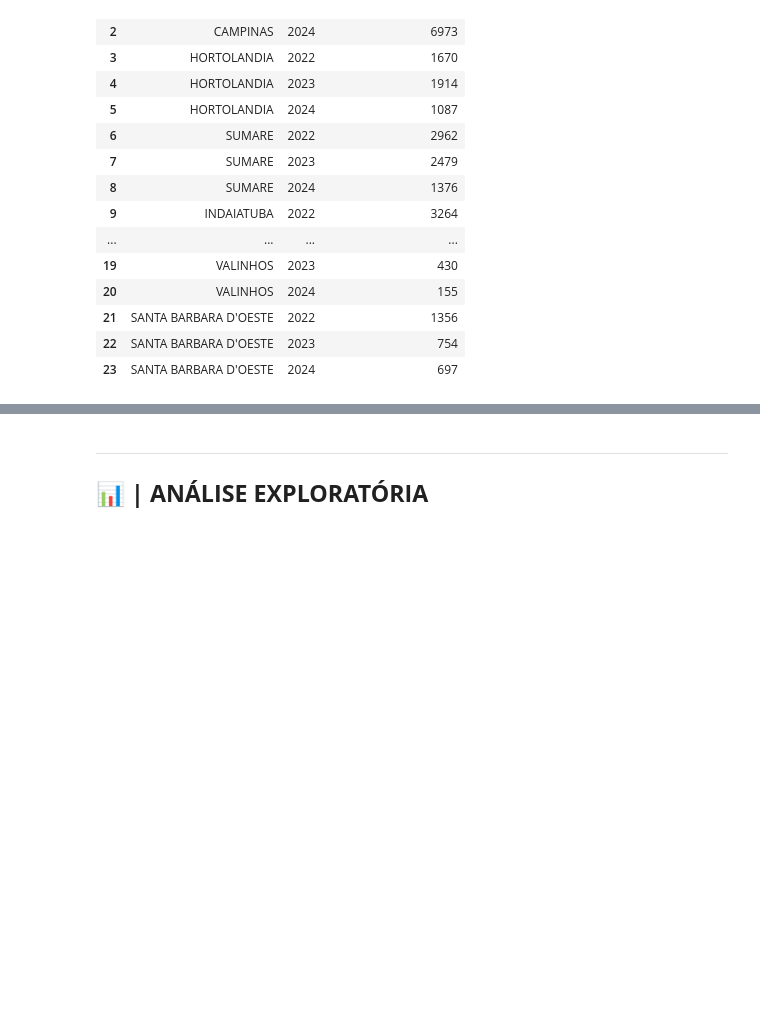
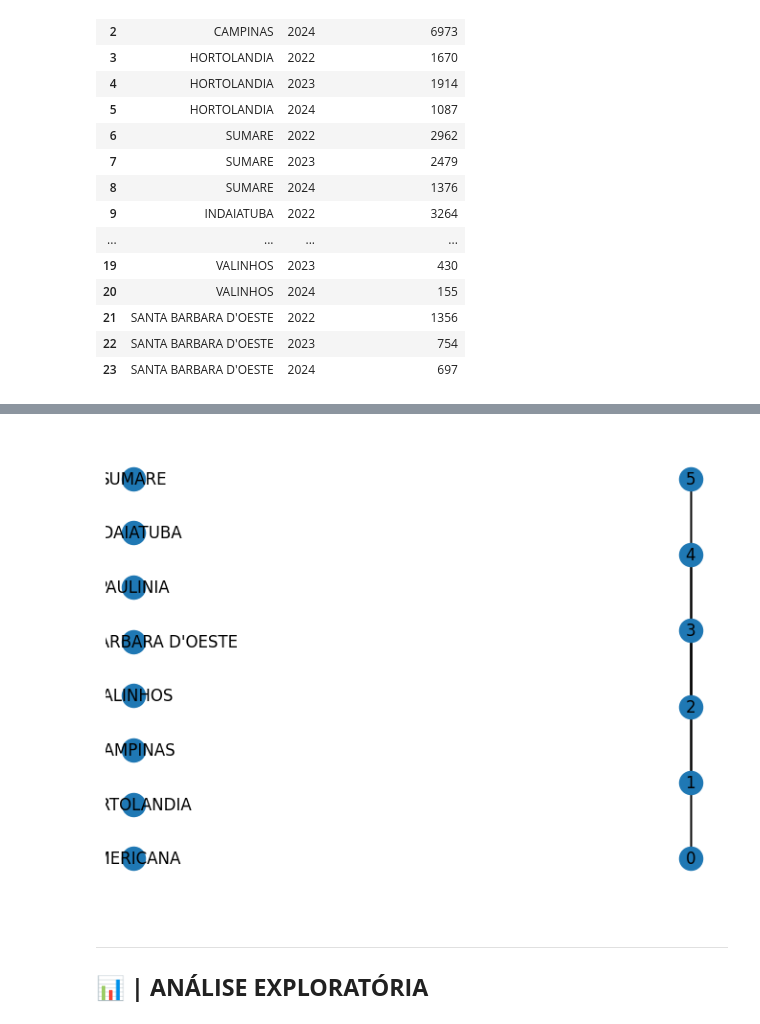
Before and after one commit to leasju/pi_educacao_qualidade, a Jupyter notebook: Notebooks/PI_ANÁLISE.ipynb, the cells around one changed output, grey strips where cells are left out. Cells and saved outputs as stored; diff of their text form; code cells hidden in the pictures; blank space fills up the shorter version.

```diff
--- a/Notebooks/PI_ANÁLISE.ipynb
+++ b/Notebooks/PI_ANÁLISE.ipynb
@@ -276,5 +270,6 @@ def soma_coluna_docentes(coluna):
 # %%
-novodf = visualizar_com_colunas("censo", ["MUNICÍPIOS", "ANO", "QTDE DOCENTES FUNDAMENTAL - TOTAL"])
-novodf["QTDE DOCENTES FUNDAMENTAL - TOTAL"] = pd.to_numeric(novodf["QTDE DOCENTES FUNDAMENTAL - TOTAL"], errors='coerce')
-novodf.groupby("MUNICÍPIOS")["QTDE DOCENTES FUNDAMENTAL - TOTAL"].sum()
+docentes_total = visualizar_com_colunas("censo", ["MUNICÍPIOS", "ANO", "QTDE DOCENTES FUNDAMENTAL - TOTAL"])
+docentes_total["QTDE DOCENTES FUNDAMENTAL - TOTAL"] = pd.to_numeric(docentes_total["QTDE DOCENTES FUNDAMENTAL - TOTAL"], errors='coerce')
+docentes_agrupados = docentes_total.groupby("MUNICÍPIOS")["QTDE DOCENTES FUNDAMENTAL - TOTAL"].sum()
+docentes_agrupados
 # %% [output]
@@ -303,3 +322,10 @@ soma_coluna_docentes(indaiatuba_docentes)
+# %%
+G=nx.complete_bipartite_graph(3,3)
+G.add_nodes_from(docentes_agrupados.index)
+pos = nx.bipartite_layout(G, docentes_agrupados.index)
+nx.draw(G, pos, with_labels=True)
+# %% [output]
+[figure, added]
 # %% [markdown]
 ---
 ## **📊 | ANÁLISE EXPLORATÓRIA**
```
Also changed, not shown: parts of 9 cells of this notebook.
